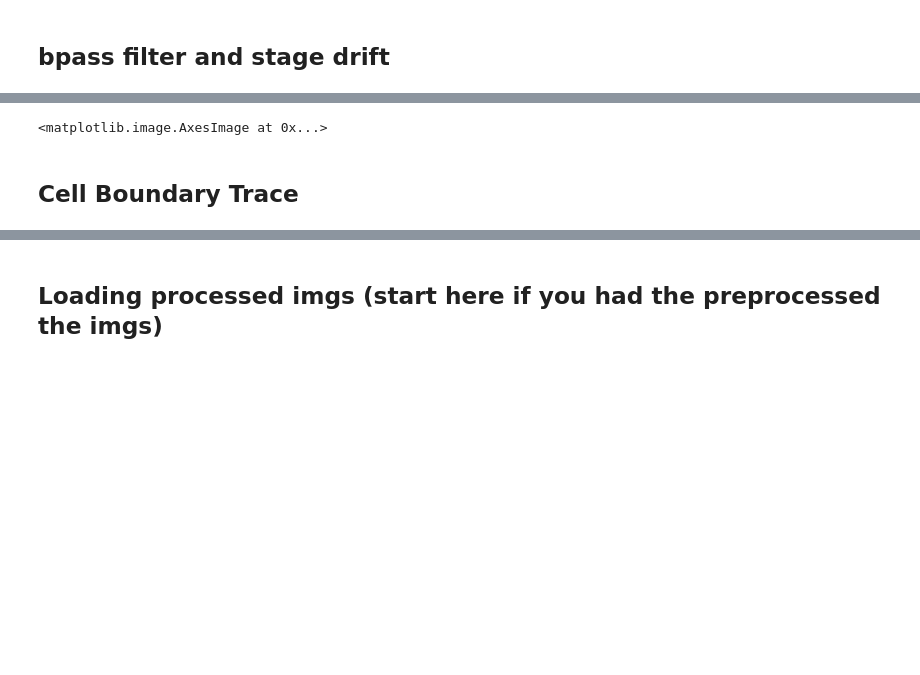
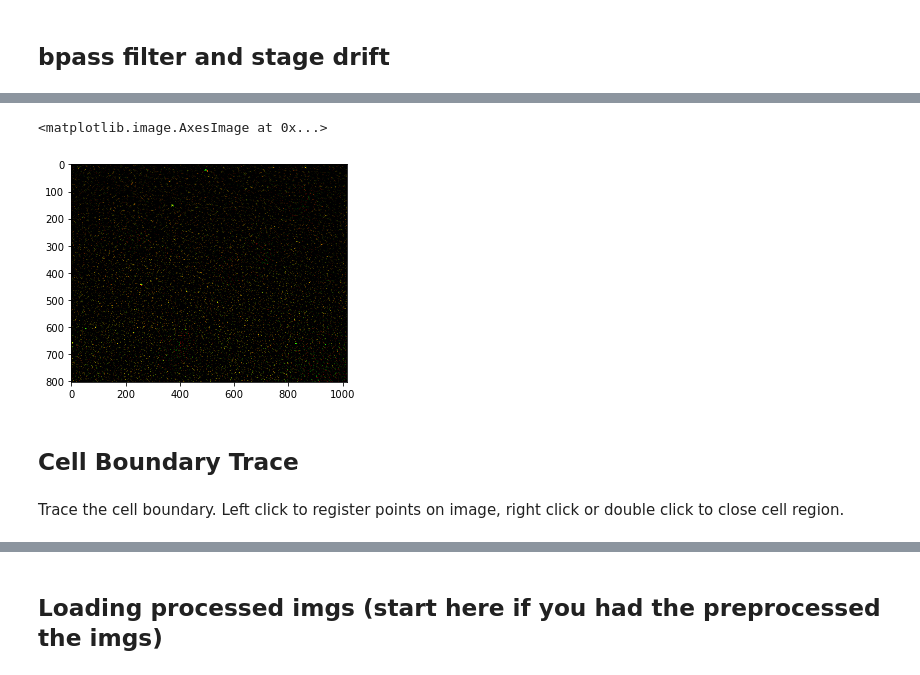
Before and after one commit to htmtri/pythonTFM, a Jupyter notebook: TFM_PIV.ipynb, the cells around one changed output, grey strips where cells are left out. Drawn from its saved outputs; the diff is of its cells as text; code cells hidden in the pictures; blank space fills up the shorter version.

```diff
--- a/TFM_PIV.ipynb
+++ b/TFM_PIV.ipynb
@@ -72,16 +96,19 @@ cellimg = frame_c[int(rect[1]):int(rect[1]+rect[3]), int(rect[0]):int(rect[0]+re
 loadimg = frame_a[int(rect[1]):int(rect[1]+rect[3]), int(rect[0]):int(rect[0]+rect[2])]
 nulfimg = frame_b[int(rect[1]+drift[1]):int(rect[1]+rect[3]+drift[1]), int(rect[0]+drift[0]):int(rect[0]+rect[2]+drift[0])]
 # %%
-%matplotlib qt
+%matplotlib inline
 cimg = np.zeros([cellimg.shape[0],cellimg.shape[1],3],dtype=np.uint8)
 cimg[:,:,0] = loadimg
 cimg[:,:,1] = nulfimg
 plt.figure()
-plt.imshow(cimg,vmin=0,vmax=0.01*cimg[:,:,0].max())
+plt.imshow(cimg,vmin=0,vmax=cimg[:,:,0].max())
 # %% [output]
 <matplotlib.image.AxesImage at 0x...>
+[figure, added]
 # %% [markdown]
 ## Cell Boundary Trace
+# %% [markdown]
+Trace the cell boundary. Left click to register points on image, right click or double click to close cell region.
 # %%
 %matplotlib qt
 fig = plt.figure()
```
Also changed, not shown: parts of 15 cells of this notebook, 1 other file.
